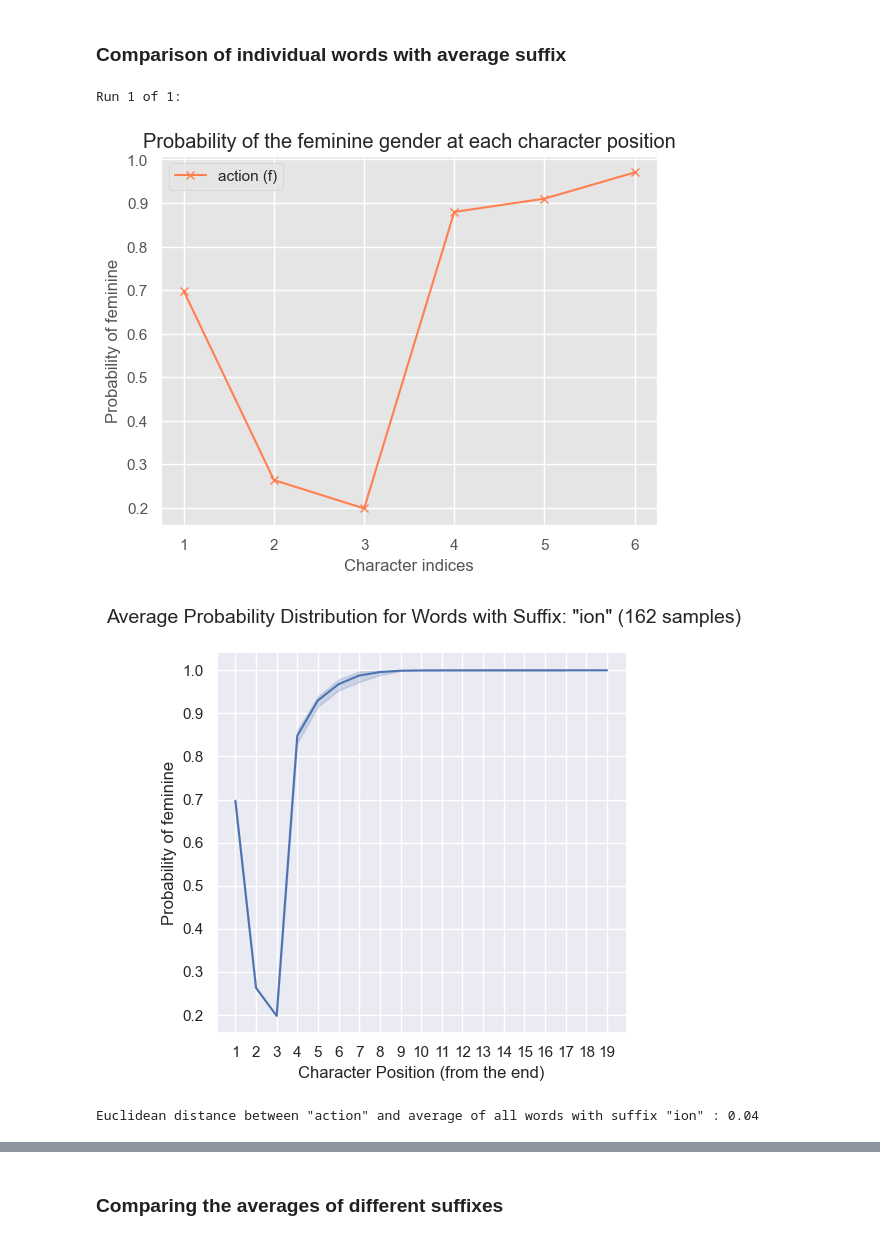
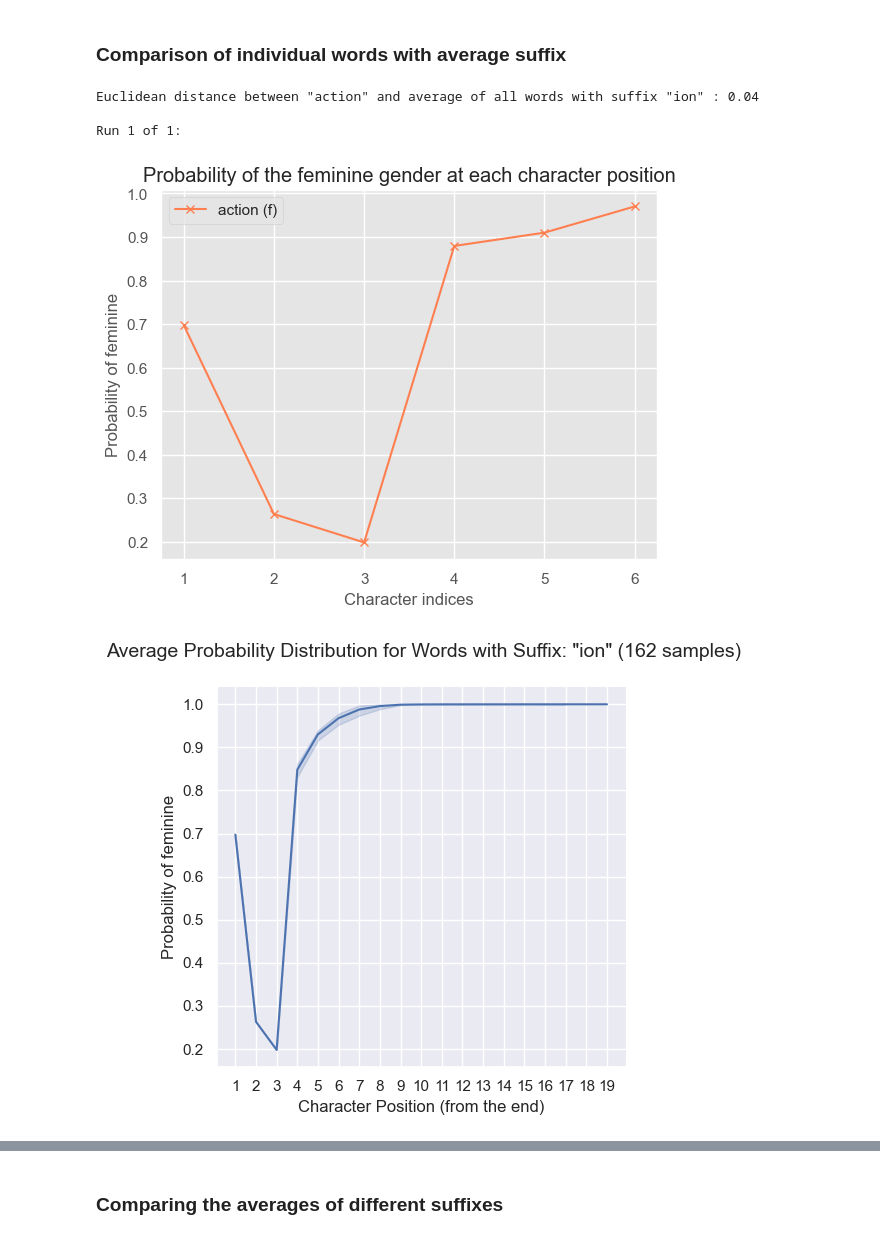
Before and after one commit to obonami/gender_prediction, a Jupyter notebook: src/similarity_analysis.ipynb, the cells around one changed output, grey strips where cells are left out. Drawn from its saved outputs; the diff is of its cells as text; code cells hidden in the pictures.

```diff
--- a/src/similarity_analysis.ipynb
+++ b/src/similarity_analysis.ipynb
@@ -77,19 +13,19 @@ distance = Distance(orth_preds)
-# %%
-view_curve(['action'], orth_preds, binary=True, gender='f')
-
-sfx_avg = SuffixAverage(orth_preds, 'ion')
-sfx_avg.plot(gender='f')
-# %% [output]
-Run 1 of 1:
-[figure, removed]
-[figure, removed]
 # %%
 word = 'action'
 suffix = 'ion'
+gender = 'f'
 
+distance = Distance(orth_preds)
 sfx_avg = SuffixAverage(orth_preds, suffix)
-sfx_avg_probs = sfx_avg.prob(gender='f')
+sfx_avg_probs = sfx_avg.prob(gender=gender)
 
-print(f'Euclidean distance between "{word}" and average of all words with suffix "{suffix}" : {distance.euclidean(word, sfx_avg_probs):.2f}')
+print(f'Euclidean distance between "{word}" and average of all words with suffix "{suffix}" : {distance.euclidean(word, sfx_avg_probs):.2f}\n')
+
+view_curve([word], orth_preds, binary=True, gender=gender)
+sfx_avg.plot(gender=gender)
 # %% [output]
 Euclidean distance between "action" and average of all words with suffix "ion" : 0.04
+
+Run 1 of 1:
+[figure, added]
+[figure, added]
```
Also changed, not shown: parts of 8 cells of this notebook, 1 other file.
